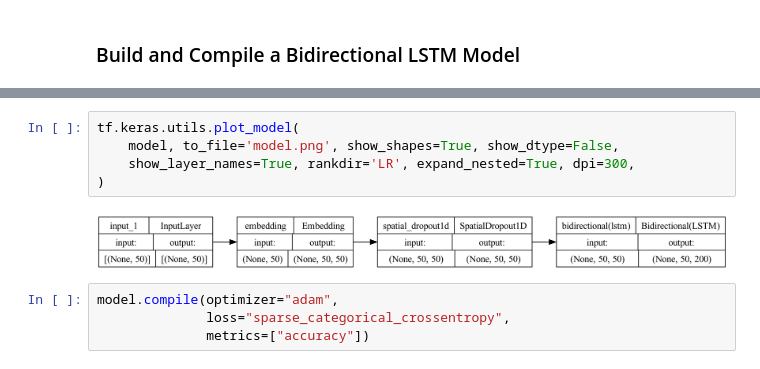
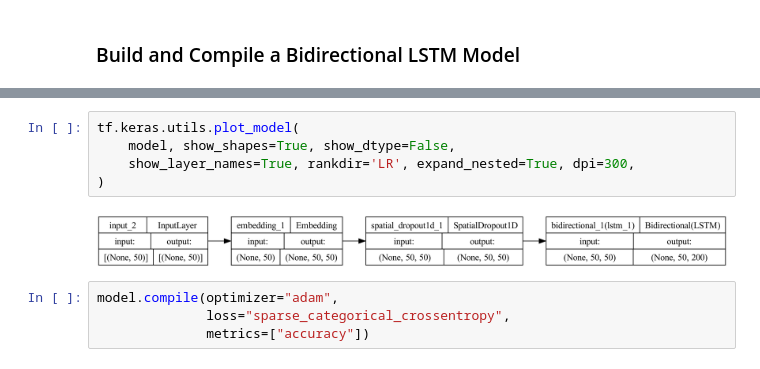
Before and after one commit to vaihunthan25/Projekt, a Jupyter notebook: model_based/keras/de_model_based_keras.ipynb, the cells around one changed output, grey strips where cells are left out. Drawn from its saved outputs; the diff is of its cells as text.

```diff
--- a/model_based/keras/de_model_based_keras.ipynb
+++ b/model_based/keras/de_model_based_keras.ipynb
@@ -254,11 +250,11 @@ Non-trainable params: 0 (0.00 Byte)
 _________________________________________________________________
 # %%
 tf.keras.utils.plot_model(
-    model, to_file='model.png', show_shapes=True, show_dtype=False,
+    model, show_shapes=True, show_dtype=False,
     show_layer_names=True, rankdir='LR', expand_nested=True, dpi=300,
 )
 # %% [output]
-[figure, old version]
+[figure, new version]
 # %%
 model.compile(optimizer="adam",
               loss="sparse_categorical_crossentropy",
```
Also changed, not shown: parts of 17 cells of this notebook, 42 other files.
